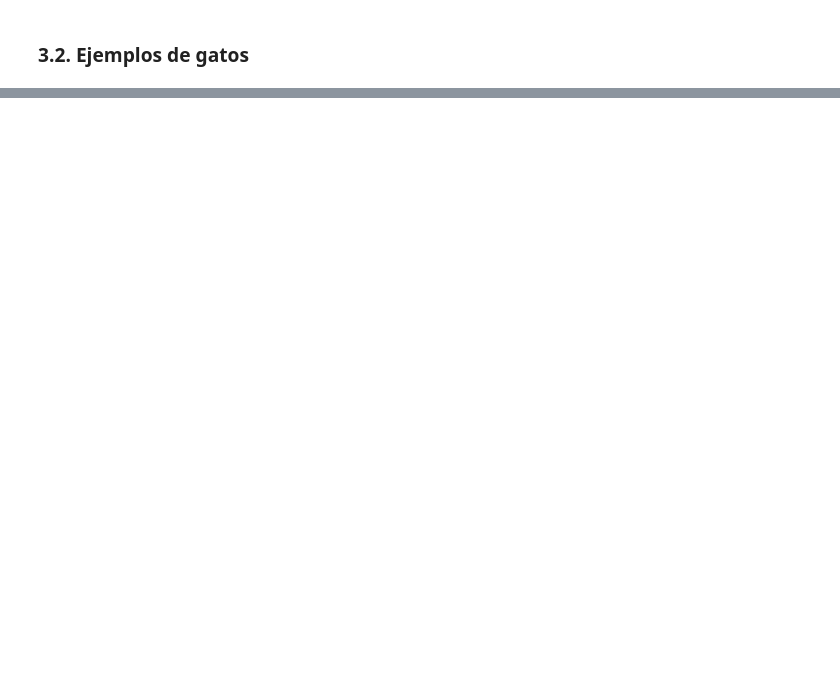
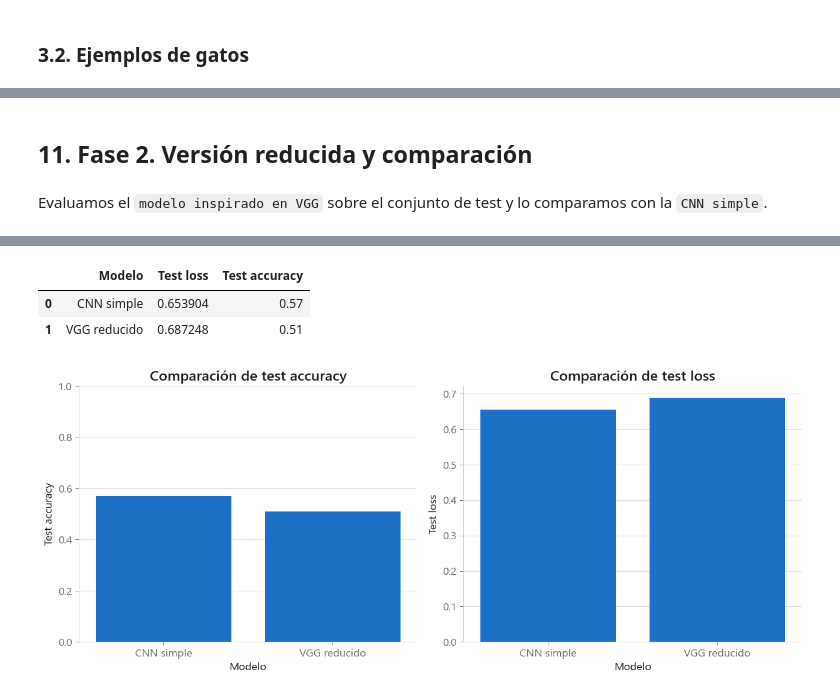
Before and after one commit to Cerco01/deep-learning-image-classifier-project, a Jupyter notebook: src/explore.ipynb, the cells around one changed output, grey strips where cells are left out. Saved outputs shown, nothing was run; the diff lists cells and outputs as text; code cells hidden in the pictures; blank space fills up the shorter version.

```diff
--- a/src/explore.ipynb
+++ b/src/explore.ipynb
@@ -471,0 +491,12 @@ for f in sorted(models_dir.glob("*.keras")):
+# %%
+vgg_model.compile(
+    optimizer="adam",
+    loss="binary_crossentropy",
+    metrics=["accuracy"],
+)
+
+vgg_history = vgg_model.fit(
+    train_dataset,
+    validation_data=validation_dataset,
+    epochs=5,
+)
@@ -471,0 +522,32 @@ for f in sorted(models_dir.glob("*.keras")):
+# %% [markdown]
+## 11. Fase 2. Versión reducida y comparación
+# %% [markdown]
+Evaluamos el `modelo inspirado en VGG` sobre el conjunto de test y lo comparamos con la `CNN simple`.
+# %%
+vgg_test_loss, vgg_test_accuracy = vgg_model.evaluate(test_dataset)
+
+print(f"VGG test loss: {vgg_test_loss:.4f}")
+print(f"VGG test accuracy: {vgg_test_accuracy:.4f}")
+
+print(SEPARATOR)
+
+comparison_df = pd.DataFrame({
+    "Modelo": ["CNN simple", "VGG reducido"],
+    "Test loss": [test_loss, vgg_test_loss],
+    "Test accuracy": [test_accuracy, vgg_test_accuracy],
+})
+
+display(comparison_df)
+
+fig, axis = plt.subplots(1, 2, figsize=(12, 5))
+
+sns.barplot(data=comparison_df, x="Modelo", y="Test accuracy", ax=axis[0])
+axis[0].set_title("Comparación de test accuracy")
+axis[0].set_ylim(0, 1)
+
+sns.barplot(data=comparison_df, x="Modelo", y="Test loss", ax=axis[1])
+axis[1].set_title("Comparación de test loss")
+
+plt.tight_layout()
+plt.show()
+# %% [output]
@@ -471,0 +558,4 @@ for f in sorted(models_dir.glob("*.keras")):
+|  | Modelo | Test loss | Test accuracy |
+| 0 | CNN simple | 0.653904 | 0.57 |
+| 1 | VGG reducido | 0.687248 | 0.51 |
+[figure, added]
```
Also changed, not shown: parts of 90 cells of this notebook.
